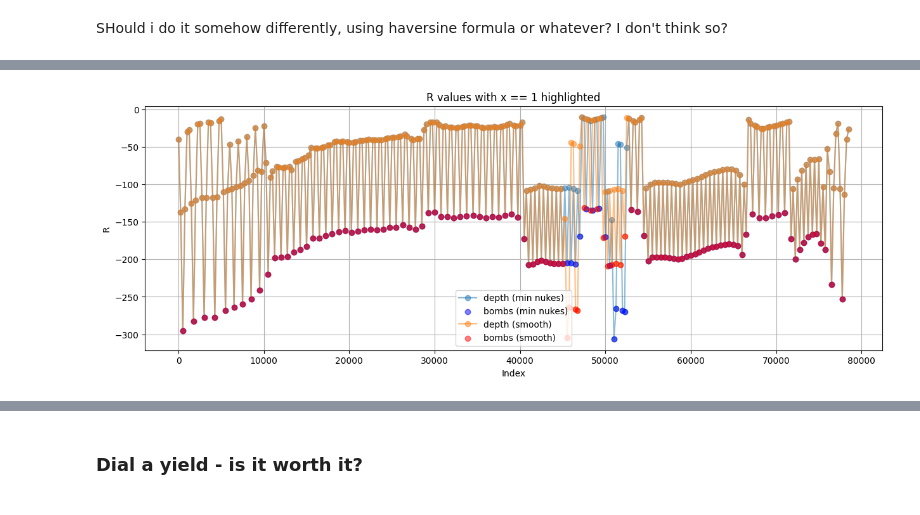
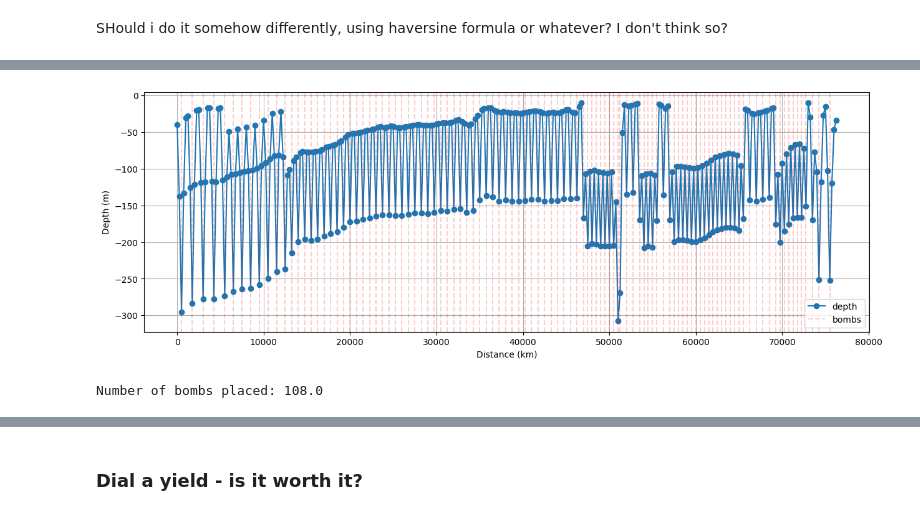
Before and after one commit to maciejjalocha/math_modelling_2526, a Jupyter notebook: linear_programming/solutions/problem2.ipynb, the cells around one changed output, grey strips where cells are left out. Drawn from its saved outputs; the diff is of its cells as text; code cells hidden in the pictures.

```diff
--- a/linear_programming/solutions/problem2.ipynb
+++ b/linear_programming/solutions/problem2.ipynb
@@ -27,0 +15,9 @@ def get_distance(lat1, long1, lat2, long2):
+# %%
+lat1 = 91
+long1 = 40
+lat2 = 1
+long2 = 40
+vector_cosine = (lat1 * lat2 + long1 * long2) / (
+    np.sqrt(lat1**2 + long1**2) * np.sqrt(lat2**2 + long2**2)
+)
+np.arccos(vector_cosine)
@@ -27,0 +26,11 @@ def get_distance(lat1, long1, lat2, long2):
+# %%
+lat1 = np.radians(lat1)
+long1 = np.radians(long1)
+lat2 = np.radians(lat2)
+long2 = np.radians(long2)
+
+phi = lat2 - lat1
+lam = long2 - long1
+hav_theta = hav(phi) + np.cos(lat1) * np.cos(lat2) * hav(lam)
+theta = 2 * np.arcsin(np.sqrt(hav_theta))
+theta
@@ -165,51 +173,35 @@ plt.show()
 # %%
 # Load the results from Julia and plot
 import pandas as pd
 import matplotlib.pyplot as plt
 
 
+results = pd.read_csv("../data/solution_results.txt", sep="\t")
+num_bombs = results["x"].sum()
+depth = interpolated_heights - results["R"]  # R is removed dirt
+selected = results[results["x"] == 1]
+selected_heights = np.array(depth)[results["x"] == 1]
+
 plt.figure(figsize=(15, 5))
 
+plt.plot(results["distance"], depth, label="depth", marker="o")
 
-results = pd.read_csv("../data/solution_results.txt", sep="\t")
-depth = interpolated_heights - results["R"]  # R is removed dirt
-plt.plot(results["distance"], depth, label="depth (min nukes)", marker="o", alpha=0.5)
-selected = results[results["x"] == 1]
-selected_heights = np.array(depth)[results["x"] == 1]
-plt.scatter(
-    selected["distance"],
-    selected_heights,
-    color="blue",
-    label="bombs (min nukes)",
-    zorder=5,
-    # set opacity to 0.5
-    alpha=0.5,
-)
+for x in selected["distance"]:
+    plt.axvline(x, color="red", alpha=0.2, linestyle="--", label="bombs")
 
-results = pd.read_csv("../data/smooth_solution_results.txt", sep="\t")
-depth = interpolated_heights - results["R"]  # R is removed dirt
-plt.plot(results["distance"], depth, label="depth (smooth)", marker="o", alpha=0.5)
+# Avoid duplicate legend entries
+handles, labels = plt.gca().get_legend_handles_labels()
+by_label = dict(zip(labels, handles))
+plt.legend(by_label.values(), by_label.keys())
 
-# Mark where x == 1
-selected = results[results["x"] == 1]
+plt.grid(True)
 
-selected_heights = np.array(depth)[results["x"] == 1]
-plt.scatter(
-    selected["distance"],
-    selected_heights,
-    color="red",
-    label="bombs (smooth)",
-    zorder=5,
-    # set opacity to 0.5
-    alpha=0.5,
-)
-# plt.scatter(distances, interpolated_heights)
+plt.xlabel("Distance (km)")
+plt.ylabel("Depth (m)")
+plt.show()
 
-plt.xlabel("Index")
-plt.ylabel("R")
-plt.title("R values with x == 1 highlighted")
-plt.legend()
-plt.grid(True)
-plt.show()
+num_bombs = results["x"].sum()
+print(f"Number of bombs placed: {num_bombs}")
 # %% [output]
-[figure, old version]
+[figure, new version]
+Number of bombs placed: 108.0
```
Also changed, not shown: parts of 21 cells of this notebook, 20 other files.
